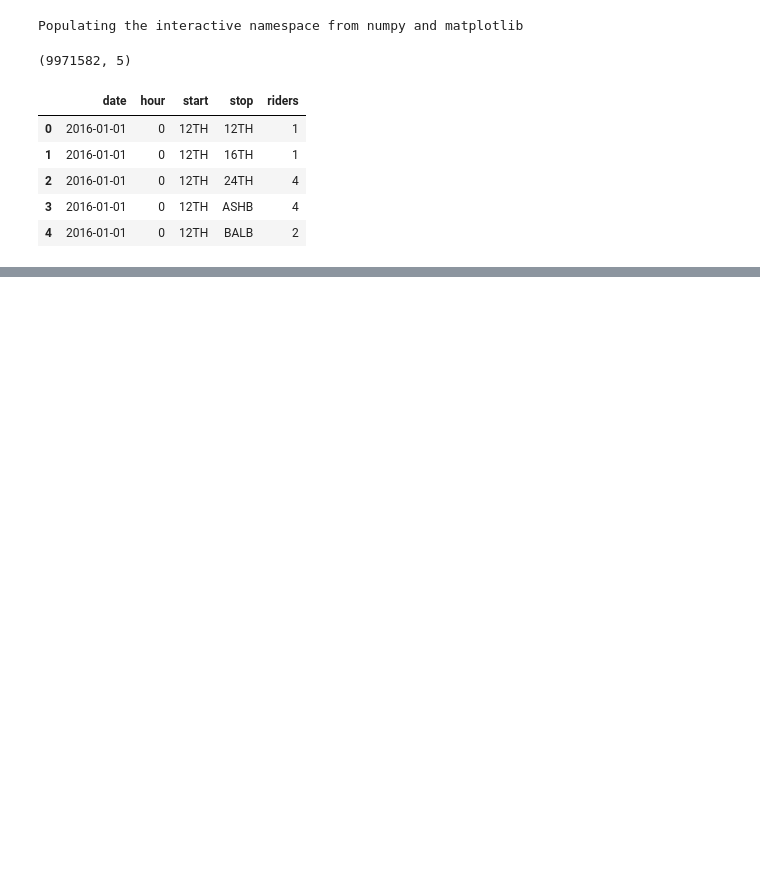
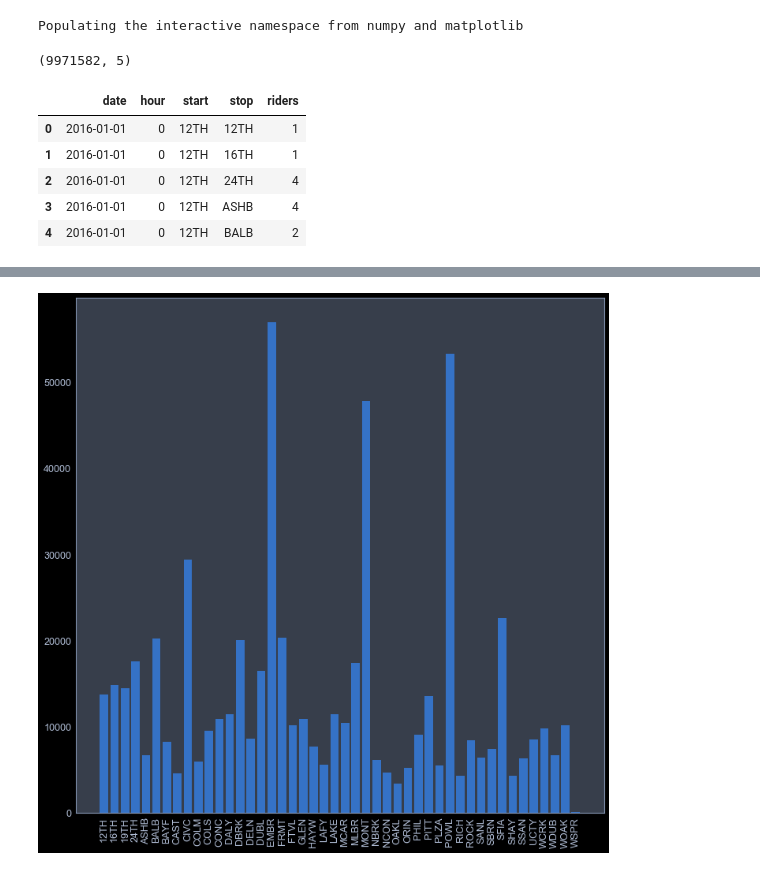
Before and after one commit to audy/bart-analysis, a Jupyter notebook: barts.ipynb, the cells around one changed output, grey strips where cells are left out. Drawn from its saved outputs; the diff is of its cells as text; code cells hidden in the pictures; blank space fills up the shorter version.

```diff
--- a/barts.ipynb
+++ b/barts.ipynb
@@ -53,0 +80,10 @@ Text(0.5,0,'Total Riders (year=2016)')
+# %%
+fig = plt.figure(figsize=(12,12))
+fig.patch.set_facecolor('black')
+plt.grid(False)
+sames = tt[tt['start'] == tt['stop']].sort_values('rides', ascending=False)
+plt.bar(sames['start'].values, sames['rides'].values)
+plt.xticks(rotation=90)
+plt.show()
+# %% [output]
+[figure, added]
```
Also changed, not shown: parts of 7 cells of this notebook.
